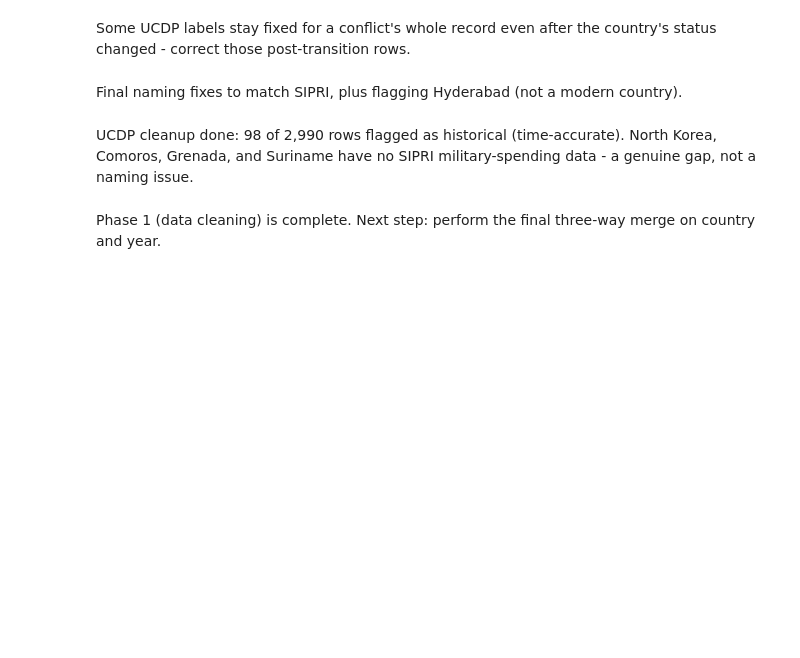
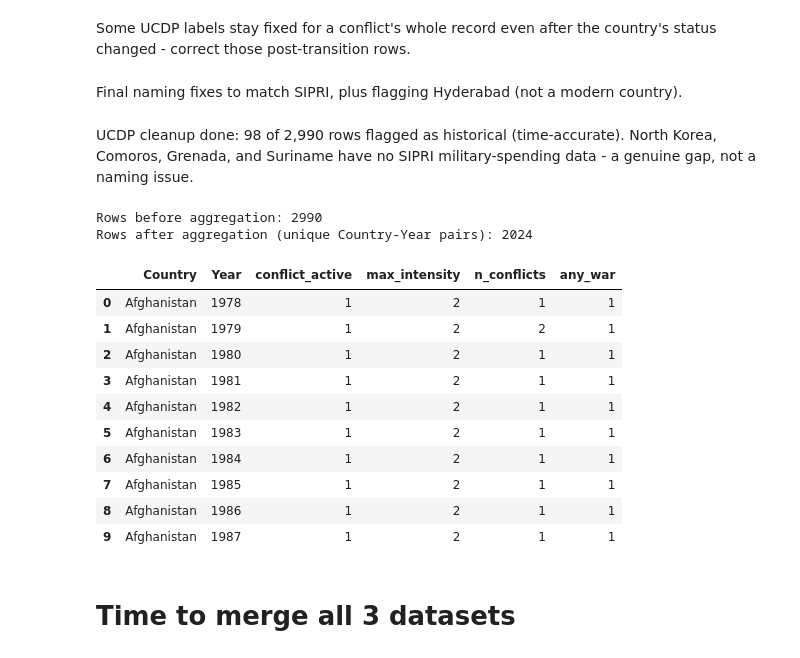
Before and after one commit to kuborro123/UN_assingment, a Jupyter notebook: main.ipynb, the cells around one changed output. Cells and saved outputs as stored; diff of their text form; code cells hidden in the pictures; blank space fills up the shorter version.

Commit message:
Done with data cleaning

```diff
--- a/main.ipynb
+++ b/main.ipynb
@@ -463,5 +449,45 @@ impossible_bucket.append("Hyderabad")
 conflicts_df["historical_entity_unmatched"] = conflicts_df["Country"].isin(impossible_bucket)
 # %% [markdown]
 UCDP cleanup done: 98 of 2,990 rows flagged as historical (time-accurate). North Korea, Comoros, Grenada, and Suriname have no SIPRI military-spending data - a genuine gap, not a naming issue.
-# %% [markdown]
-Phase 1 (data cleaning) is complete. Next step: perform the final three-way merge on country and year.
+# %%
+# Aggregate conflicts_df to one row per (Country, Year).
+# A country can have multiple simultaneous conflicts in the same year, so we
+# collapse those into a few summary columns rather than keeping multiple rows.
+
+conflicts_agg = (
+    conflicts_df[~conflicts_df["historical_entity_unmatched"]]  # drop historical/unmatched entities first
+    .groupby(["Country", "year"])
+    .agg(
+        conflict_active=("conflict_id", "count"),       # will convert to 1/0 below
+        max_intensity=("intensity_level", "max"),        # 1=Minor, 2=War
+        n_conflicts=("conflict_id", "nunique"),           # number of distinct conflicts that year
+        any_war=("intensity_level", lambda x: (x == 2).any())  # True if any conflict reached War level
+    )
+    .reset_index()
+)
+
+# conflict_active should be a 1/0 flag, not a raw count
+conflicts_agg["conflict_active"] = (conflicts_agg["conflict_active"] > 0).astype(int)
+conflicts_agg["any_war"] = conflicts_agg["any_war"].astype(int)
+
+conflicts_agg = conflicts_agg.rename(columns={"year": "Year"})
+
+print(f"Rows before aggregation: {len(conflicts_df)}")
+print(f"Rows after aggregation (unique Country-Year pairs): {len(conflicts_agg)}")
+conflicts_agg.head(10)
+# %% [output]
+Rows before aggregation: 2990
+Rows after aggregation (unique Country-Year pairs): 2024
+|  | Country | Year | conflict_active | max_intensity | n_conflicts | any_war |
+| 0 | Afghanistan | 1978 | 1 | 2 | 1 | 1 |
+| 1 | Afghanistan | 1979 | 1 | 2 | 2 | 1 |
+| 2 | Afghanistan | 1980 | 1 | 2 | 1 | 1 |
+| 3 | Afghanistan | 1981 | 1 | 2 | 1 | 1 |
+| 4 | Afghanistan | 1982 | 1 | 2 | 1 | 1 |
+| 5 | Afghanistan | 1983 | 1 | 2 | 1 | 1 |
+| 6 | Afghanistan | 1984 | 1 | 2 | 1 | 1 |
+| 7 | Afghanistan | 1985 | 1 | 2 | 1 | 1 |
+| 8 | Afghanistan | 1986 | 1 | 2 | 1 | 1 |
+| 9 | Afghanistan | 1987 | 1 | 2 | 1 | 1 |
+# %% [markdown]
+# Time to merge all 3 datasets
```
Also changed, not shown: parts of 3 cells of this notebook.
